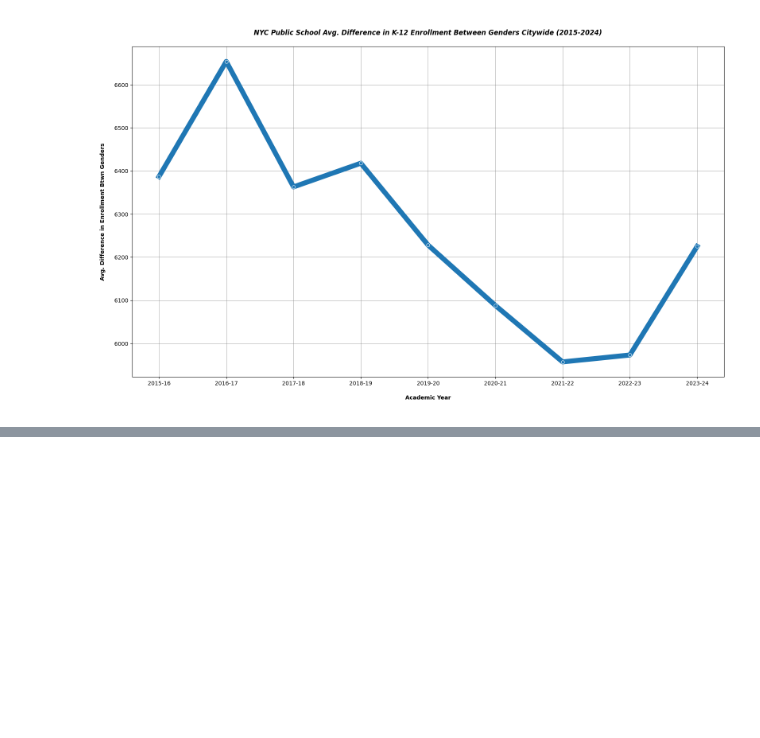
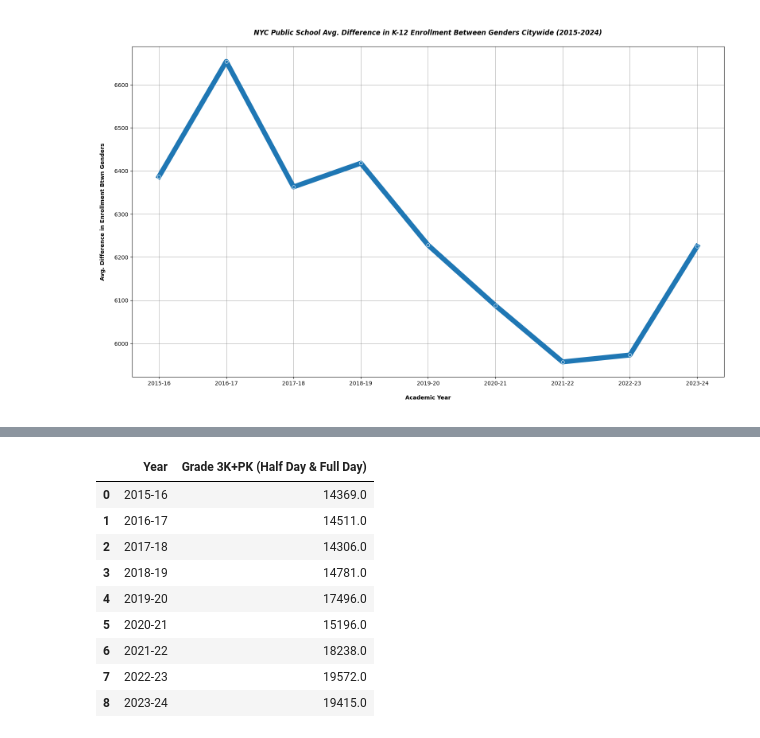
Before and after one commit to thetechleila/NYC-K-8-Public-School-Student-Performance-2016-2024, a Jupyter notebook: code/eda.ipynb, the cells around one changed output, grey strips where cells are left out. Cells and saved outputs as stored; diff of their text form; code cells hidden in the pictures; blank space fills up the shorter version.

```diff
--- a/code/eda.ipynb
+++ b/code/eda.ipynb
@@ -288,0 +294,16 @@ ___
+# %%
+#Examine enrollment for 3K to PK students citywide
+PK_3K_total_enrollment = demo[["Year","Grade 3K+PK (Half Day & Full Day)"]]
+PK_3K_total_enrollment = (PK_3K_total_enrollment.groupby("Year", as_index=False)["Grade 3K+PK (Half Day & Full Day)"].mean().round(decimals=0))
+PK_3K_total_enrollment
+# %% [output]
+|  | Year | Grade 3K+PK (Half Day & Full Day) |
+| 0 | 2015-16 | 14369.0 |
+| 1 | 2016-17 | 14511.0 |
+| 2 | 2017-18 | 14306.0 |
+| 3 | 2018-19 | 14781.0 |
+| 4 | 2019-20 | 17496.0 |
+| 5 | 2020-21 | 15196.0 |
+| 6 | 2021-22 | 18238.0 |
+| 7 | 2022-23 | 19572.0 |
+| 8 | 2023-24 | 19415.0 |
```
Also changed, not shown: parts of 4 cells of this notebook.
